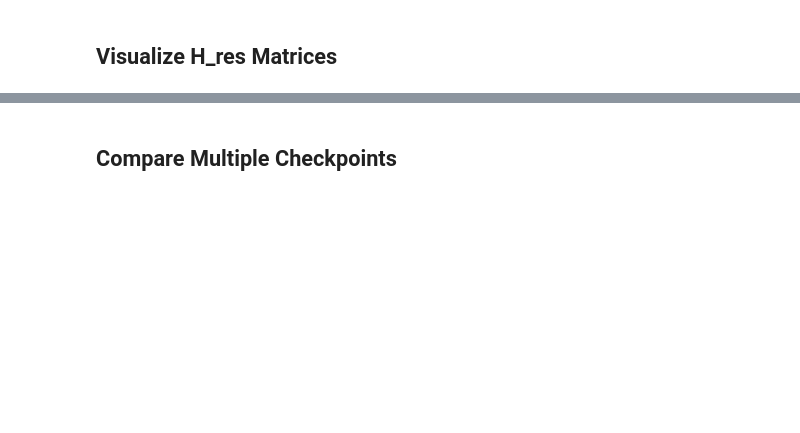
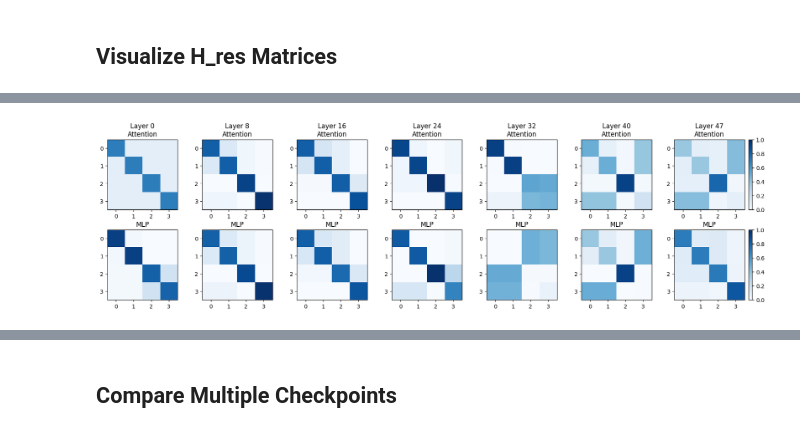
Before and after one commit to pherber3/mHC-manifold-constrained-hyper-connections, a Jupyter notebook: notebooks/markov_mixing_experiments.ipynb, the cells around one changed output, grey strips where cells are left out. Cells and saved outputs as stored; diff of their text form; code cells hidden in the pictures; blank space fills up the shorter version.

```diff
--- a/notebooks/markov_mixing_experiments.ipynb
+++ b/notebooks/markov_mixing_experiments.ipynb
@@ -568,0 +606,55 @@ plot_h_res_heatmaps(h_res_list)
+# %%
+def plot_h_res_heatmaps(attn_layers, mlp_layers, step=1):
+    """Visualize H_res matrices as heatmaps - attn on top row, mlp on bottom.
+
+    Args:
+        attn_layers: dict of attention layer data
+        mlp_layers: dict of mlp layer data
+        step: show every Nth layer (always includes first and last)
+    """
+    all_layers = sorted(attn_layers.keys())
+
+    # Always include first and last, then fill in with step
+    if len(all_layers) <= 2:
+        layers = all_layers
+    else:
+        first, last = all_layers[0], all_layers[-1]
+        middle = [l for l in all_layers[1:-1] if (l - first) % step == 0]
+        layers = [first] + middle + [last]
+
+    n_layers = len(layers)
+
+    fig, axes = plt.subplots(2, n_layers, figsize=(2.5*n_layers, 5))
+
+    # Handle single column case
+    if n_layers == 1:
+        axes = axes.reshape(2, 1)
+
+    for col, layer_idx in enumerate(layers):
+        # Attention row
+        ax = axes[0, col]
+        H = attn_layers[layer_idx]['H'].numpy()
+        im = ax.imshow(H, cmap='Blues', vmin=0, vmax=1)
+        ax.set_title(f'Layer {layer_idx}\nAttention')
+        ax.set_xticks(range(H.shape[0]))
+        ax.set_yticks(range(H.shape[0]))
+        if col == n_layers - 1:
+            plt.colorbar(im, ax=ax, fraction=0.046)
+
+        # MLP row
+        ax = axes[1, col]
+        H = mlp_layers[layer_idx]['H'].numpy()
+        im = ax.imshow(H, cmap='Blues', vmin=0, vmax=1)
+        ax.set_title(f'MLP')
+        ax.set_xticks(range(H.shape[0]))
+        ax.set_yticks(range(H.shape[0]))
+        if col == n_layers - 1:
+            plt.colorbar(im, ax=ax, fraction=0.046)
+
+    plt.tight_layout()
+    plt.show()
+
+# Example usage (uncomment after training):
+plot_h_res_heatmaps(attn_layers, mlp_layers, step=8)
+# %% [output]
+[figure, added]
```
Also changed, not shown: parts of 20 cells of this notebook.
